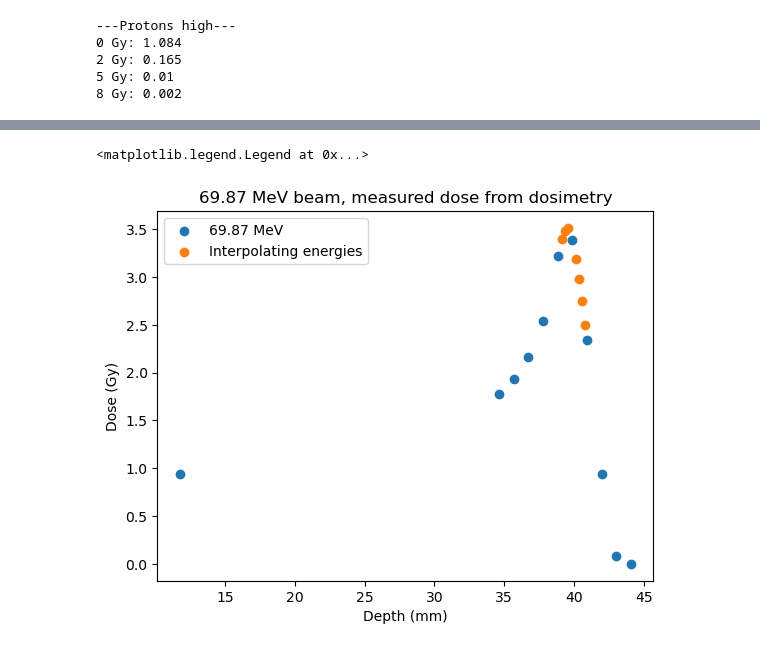
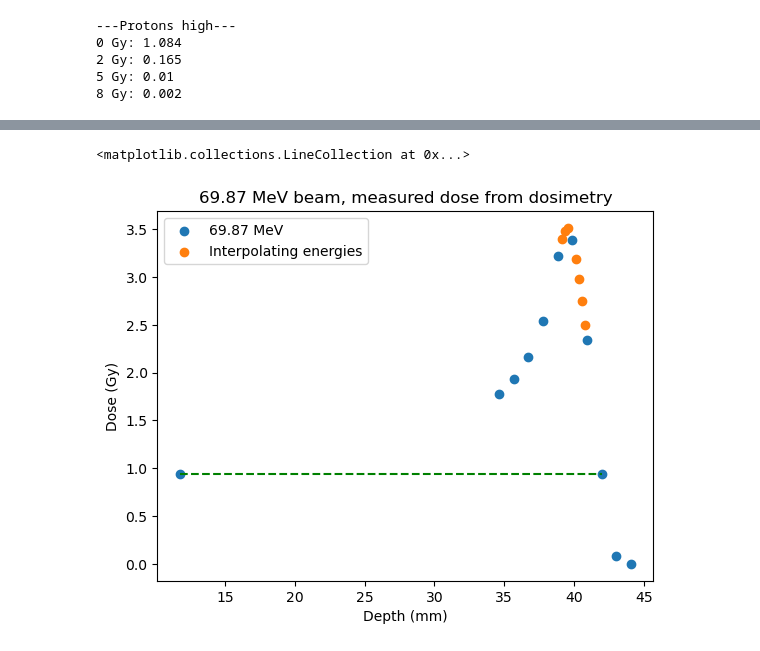
Before and after one commit to BrittHaanen15/Thesis_project, a Jupyter notebook: Python codes/Playing with plots.ipynb, the cells around one changed output, grey strips where cells are left out. Saved outputs shown, nothing was run; the diff lists cells and outputs as text; code cells hidden in the pictures.

Commit message:
Changed a plot

```diff
--- a/Python codes/Playing with plots.ipynb
+++ b/Python codes/Playing with plots.ipynb
@@ -377,23 +399,24 @@ for dose_val in np.unique(PH_means['Dose']):
 # %%
 BP_measured = pd.read_excel(r"C:\Users\bhaan\Documents\#Master Degree\Thesis\Thesis_project\Mid LET calculation\BP 69.87 measured - copy for scripts.xlsx")
 RSdepth_m = np.array(BP_measured['Depth (mm)'])
 RSdose_m = np.array(BP_measured['Dose (Gy)'])
 sort = np.argsort(RSdepth_m)
 RSdepth_m = RSdepth_m[sort]
 RSdose_m = RSdose_m[sort]
 trendline = np.interp(np.arange(10, 45, 0.1), RSdepth_m, RSdose_m)
 
 
 og = BP_measured[BP_measured['Energy']==69.87]
 inter = BP_measured[BP_measured['Energy']!=69.87]
 
 plt.scatter(og['Depth (mm)'], og['Dose (Gy)'], label='69.87 MeV')
 plt.scatter(inter['Depth (mm)'], inter['Dose (Gy)'], label='Interpolating energies')
 #plt.plot(np.arange(10, 45, 0.1), trendline, linestyle='--', color='grey')
 plt.title('69.87 MeV beam, measured dose from dosimetry')
 plt.xlabel('Depth (mm)')
 plt.ylabel('Dose (Gy)')
 plt.legend()
+plt.hlines(0.94537, 11.78, 41.97, linestyles='--', colors = 'green')
 # %% [output]
-<matplotlib.legend.Legend at 0x...>
+<matplotlib.collections.LineCollection at 0x...>
-[figure, old version]
+[figure, new version]
```
Also changed, not shown: parts of 1 cell of this notebook.
